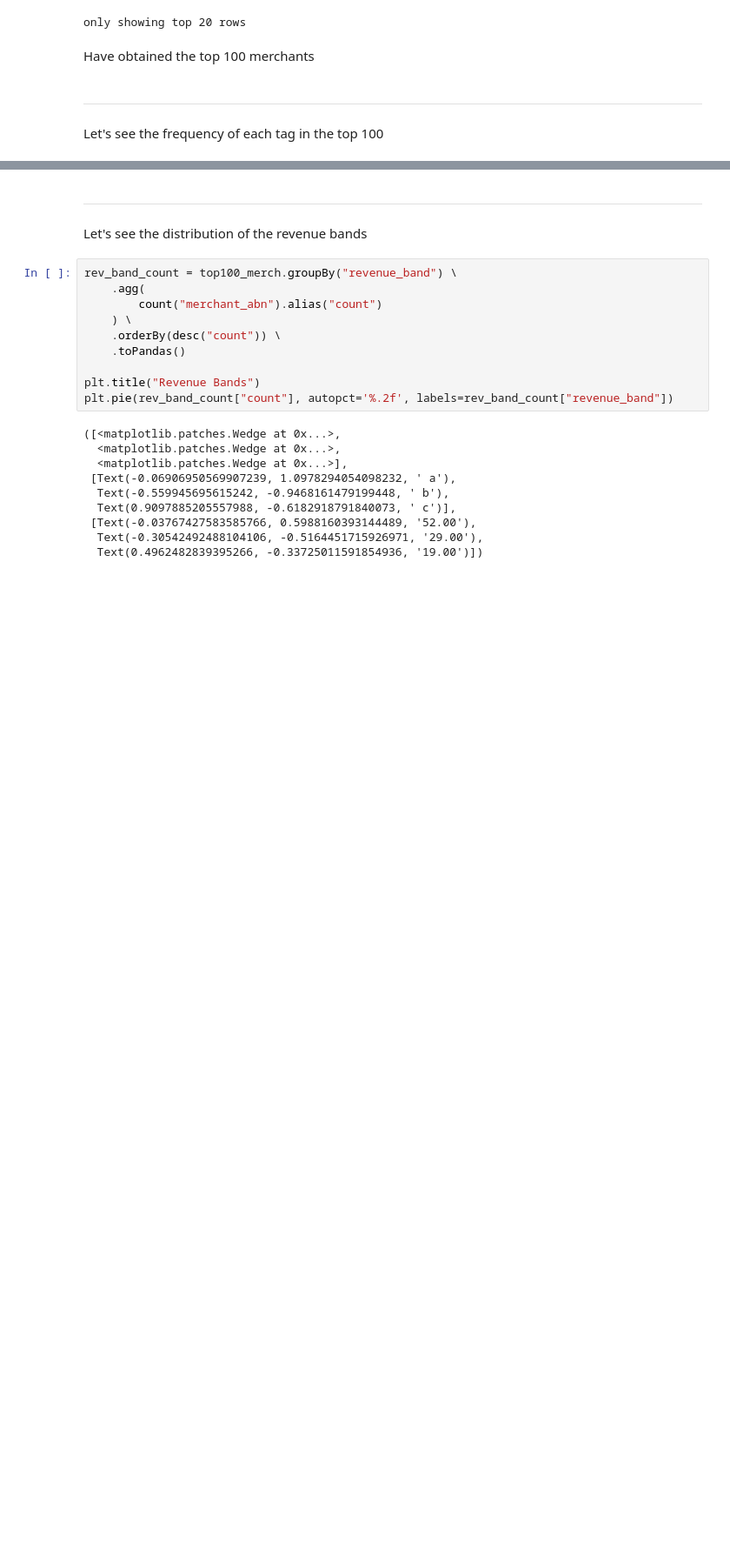
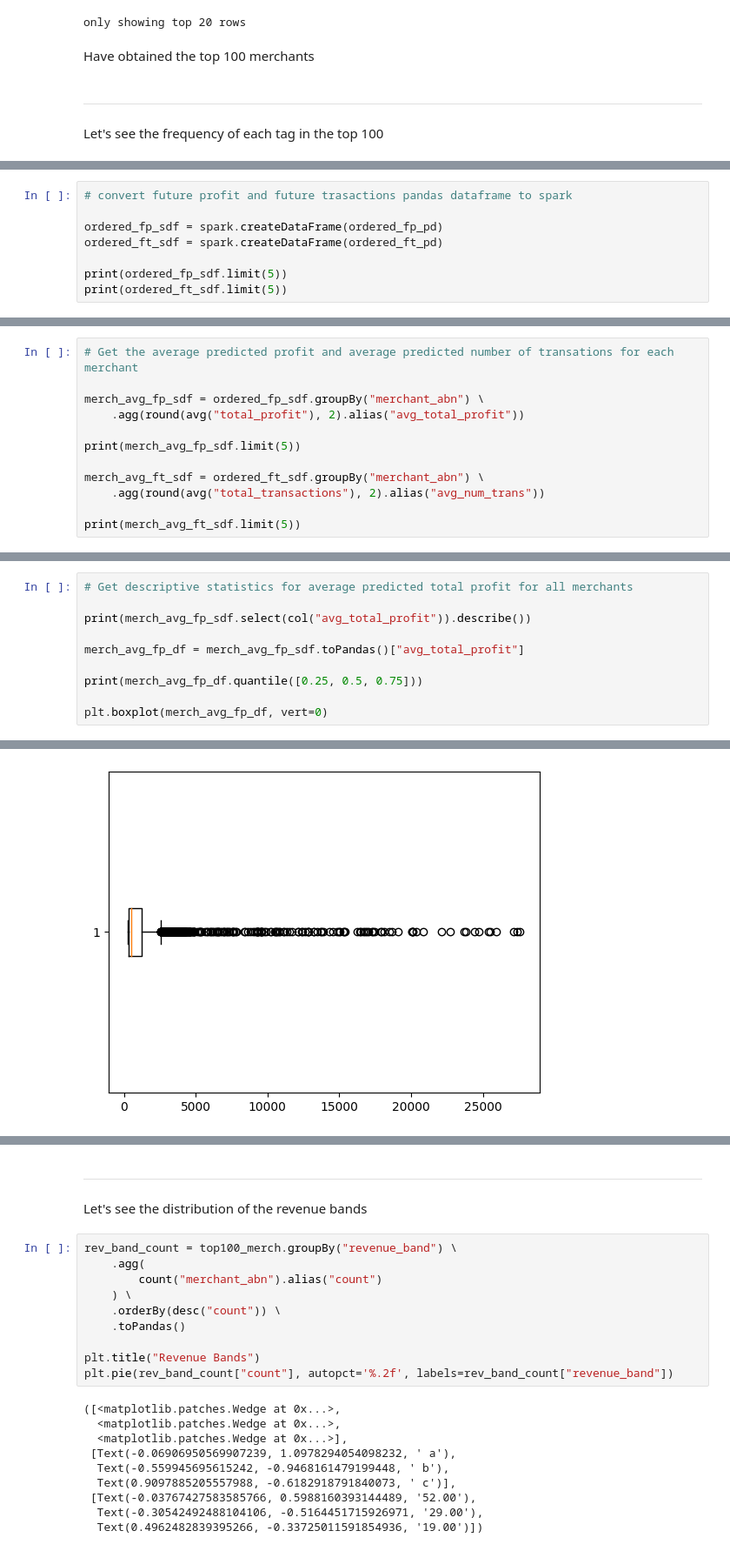
Before and after one commit to MAST30034-Applied-Data-Science/generic-buy-now-pay-later-project-group-35, a Jupyter notebook: notebooks/5-ranking_system.ipynb, the cells around one changed output, grey strips where cells are left out. Shown: that part at 87% size. Drawn from its saved outputs; the diff is of its cells as text; blank space fills up the shorter version.

```diff
--- a/notebooks/5-ranking_system.ipynb
+++ b/notebooks/5-ranking_system.ipynb
@@ -570,0 +587,8 @@ Text(0.5, 0, 'Frequency')
+# %%
+# convert future profit and future trasactions pandas dataframe to spark
+
+ordered_fp_sdf = spark.createDataFrame(ordered_fp_pd)
+ordered_ft_sdf = spark.createDataFrame(ordered_ft_pd)
+
+print(ordered_fp_sdf.limit(5))
+print(ordered_ft_sdf.limit(5))
@@ -570,0 +615,12 @@ Text(0.5, 0, 'Frequency')
+# %%
+# Get the average predicted profit and average predicted number of transations for each merchant
+
+merch_avg_fp_sdf = ordered_fp_sdf.groupBy("merchant_abn") \
+    .agg(round(avg("total_profit"), 2).alias("avg_total_profit"))
+
+print(merch_avg_fp_sdf.limit(5))
+
+merch_avg_ft_sdf = ordered_ft_sdf.groupBy("merchant_abn") \
+    .agg(round(avg("total_transactions"), 2).alias("avg_num_trans"))
+
+print(merch_avg_ft_sdf.limit(5))
@@ -570,0 +647,11 @@ Text(0.5, 0, 'Frequency')
+# %%
+# Get descriptive statistics for average predicted total profit for all merchants
+
+print(merch_avg_fp_sdf.select(col("avg_total_profit")).describe())
+
+merch_avg_fp_df = merch_avg_fp_sdf.toPandas()["avg_total_profit"]
+
+print(merch_avg_fp_df.quantile([0.25, 0.5, 0.75]))
+
+plt.boxplot(merch_avg_fp_df, vert=0)
+# %% [output]
@@ -570,0 +680 @@ Text(0.5, 0, 'Frequency')
+[figure, added]
```
Also changed, not shown: parts of 22 cells of this notebook, 2 other files.
